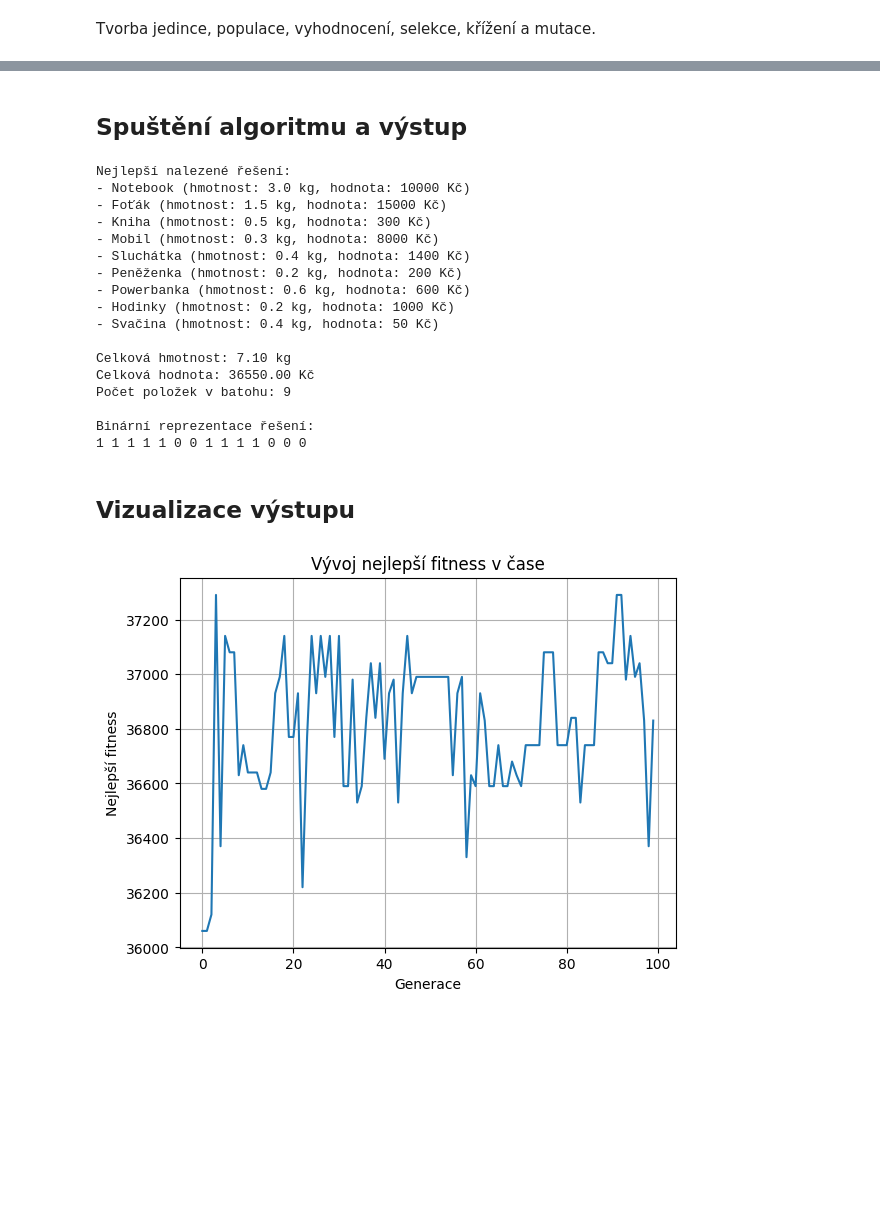
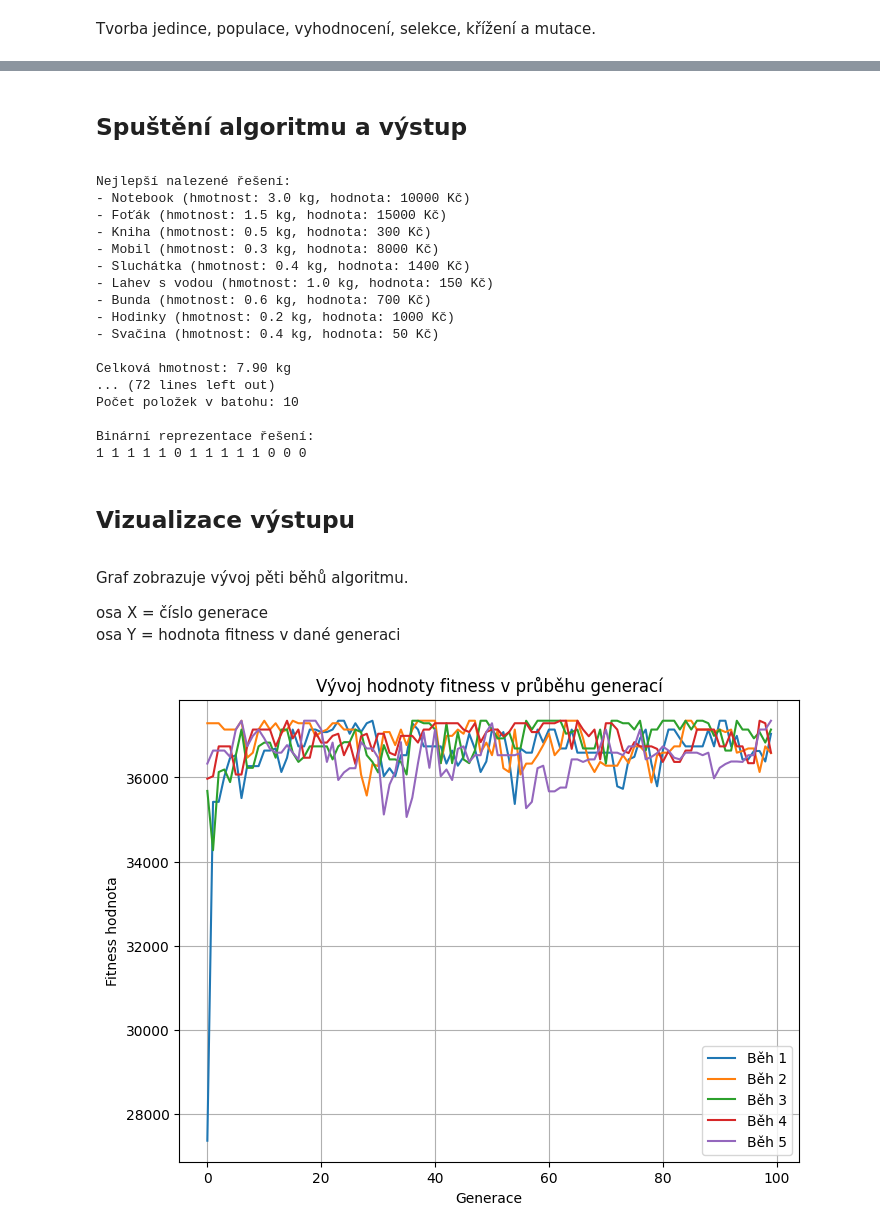
Before and after one commit to adelaleppeltova/knapsackproblem, a Jupyter notebook: genetic_knapsack_solver.ipynb, the cells around one changed output, grey strips where cells are left out. Cells and saved outputs as stored; diff of their text form; code cells hidden in the pictures; blank space fills up the shorter version.

Commit message:
graph, texts

```diff
--- a/genetic_knapsack_solver.ipynb
+++ b/genetic_knapsack_solver.ipynb
@@ -159,8 +164,12 @@ def run_genetic_algorithm():
     return best_fitness_history
 # %% [markdown]
 ## Spuštění algoritmu a výstup
+<a id='spusteni-algoritmu-a-vystup'></a>
 # %%
-best_fitness_history = run_genetic_algorithm()
+all_runs = []
+for i in range(5):
+    fitness_history = run_genetic_algorithm()
+    all_runs.append(fitness_history)
 # %% [output]
 Nejlepší nalezené řešení:
 - Notebook (hmotnost: 3.0 kg, hodnota: 10000 Kč)
@@ -168,27 +177,36 @@ Nejlepší nalezené řešení:
 - Kniha (hmotnost: 0.5 kg, hodnota: 300 Kč)
 - Mobil (hmotnost: 0.3 kg, hodnota: 8000 Kč)
 - Sluchátka (hmotnost: 0.4 kg, hodnota: 1400 Kč)
-- Peněženka (hmotnost: 0.2 kg, hodnota: 200 Kč)
-- Powerbanka (hmotnost: 0.6 kg, hodnota: 600 Kč)
+- Lahev s vodou (hmotnost: 1.0 kg, hodnota: 150 Kč)
+- Bunda (hmotnost: 0.6 kg, hodnota: 700 Kč)
 - Hodinky (hmotnost: 0.2 kg, hodnota: 1000 Kč)
 - Svačina (hmotnost: 0.4 kg, hodnota: 50 Kč)
 
-Celková hmotnost: 7.10 kg
-Celková hodnota: 36550.00 Kč
-Počet položek v batohu: 9
+Celková hmotnost: 7.90 kg
+... (72 lines left out)
+Počet položek v batohu: 10
 
 Binární reprezentace řešení:
-1 1 1 1 1 0 0 1 1 1 1 0 0 0
+1 1 1 1 1 0 1 1 1 1 1 0 0 0
 # %% [markdown]
 ## Vizualizace výstupu
+<a id='vizualizace-vystupu'></a>
-# %%
-plt.plot(best_fitness_history)
-plt.xlabel("Generace")
-plt.ylabel("Nejlepší fitness")
-plt.title("Vývoj nejlepší fitness v čase")
-plt.grid(True)
-plt.show()
-# %% [output]
-[figure, removed]
+# %% [markdown]
+Graf zobrazuje vývoj pěti běhů algoritmu.
+
+osa X = číslo generace <br>
+osa Y = hodnota fitness v dané generaci
+# %%
+plt.figure(figsize=(8, 6))
+for i, history in enumerate(all_runs):
+    plt.plot(history, label=f'Běh {i+1}')
+plt.xlabel('Generace')
+plt.ylabel('Fitness hodnota')
+plt.title('Vývoj hodnoty fitness v průběhu generací')
+plt.legend()
+plt.grid(True)
+plt.show()
+# %% [output]
+[figure, added]
 # %% [markdown]
 ## Závěr a shrnutí
```
Also changed, not shown: parts of 13 cells of this notebook, 1 other file.
